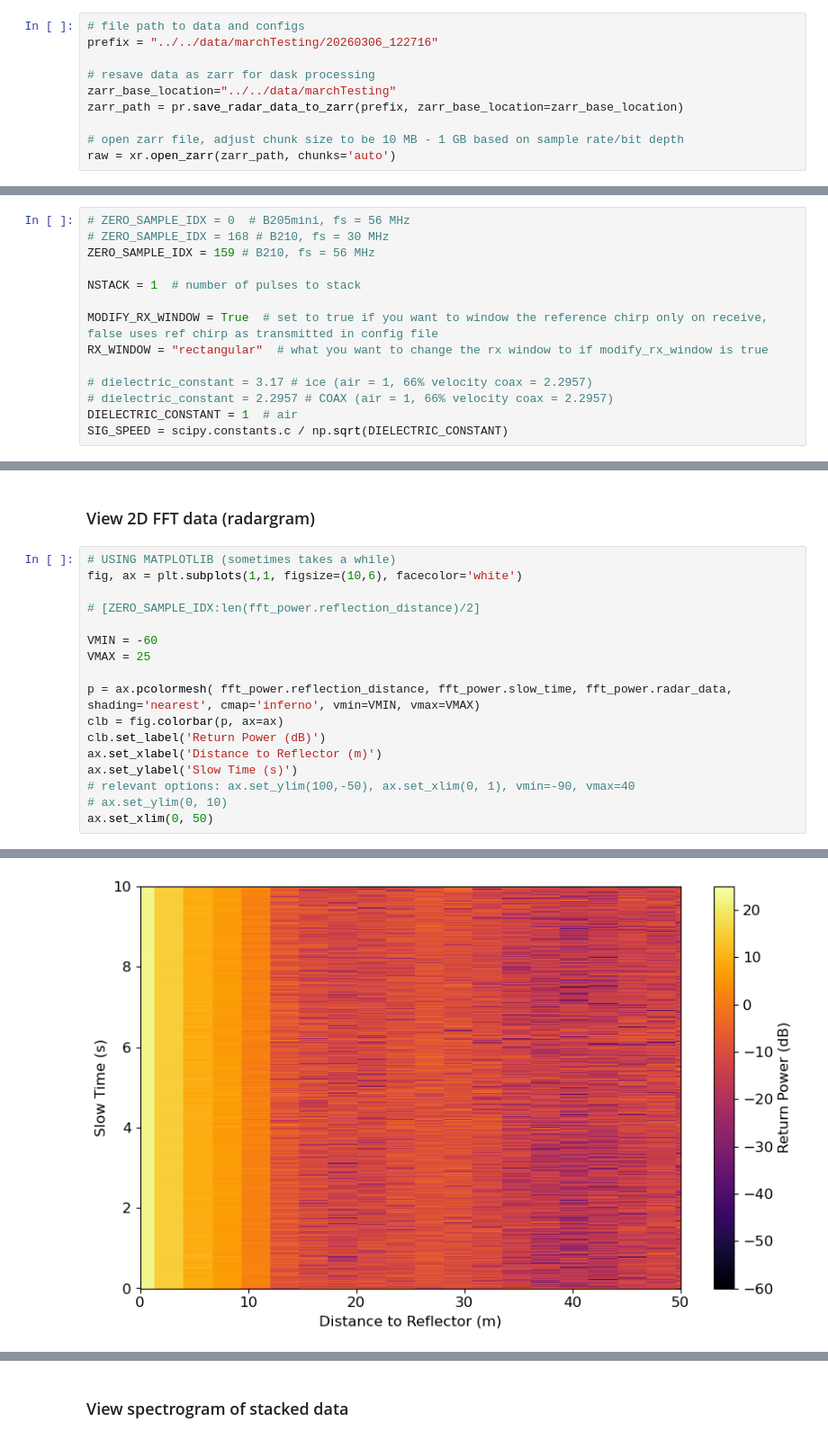
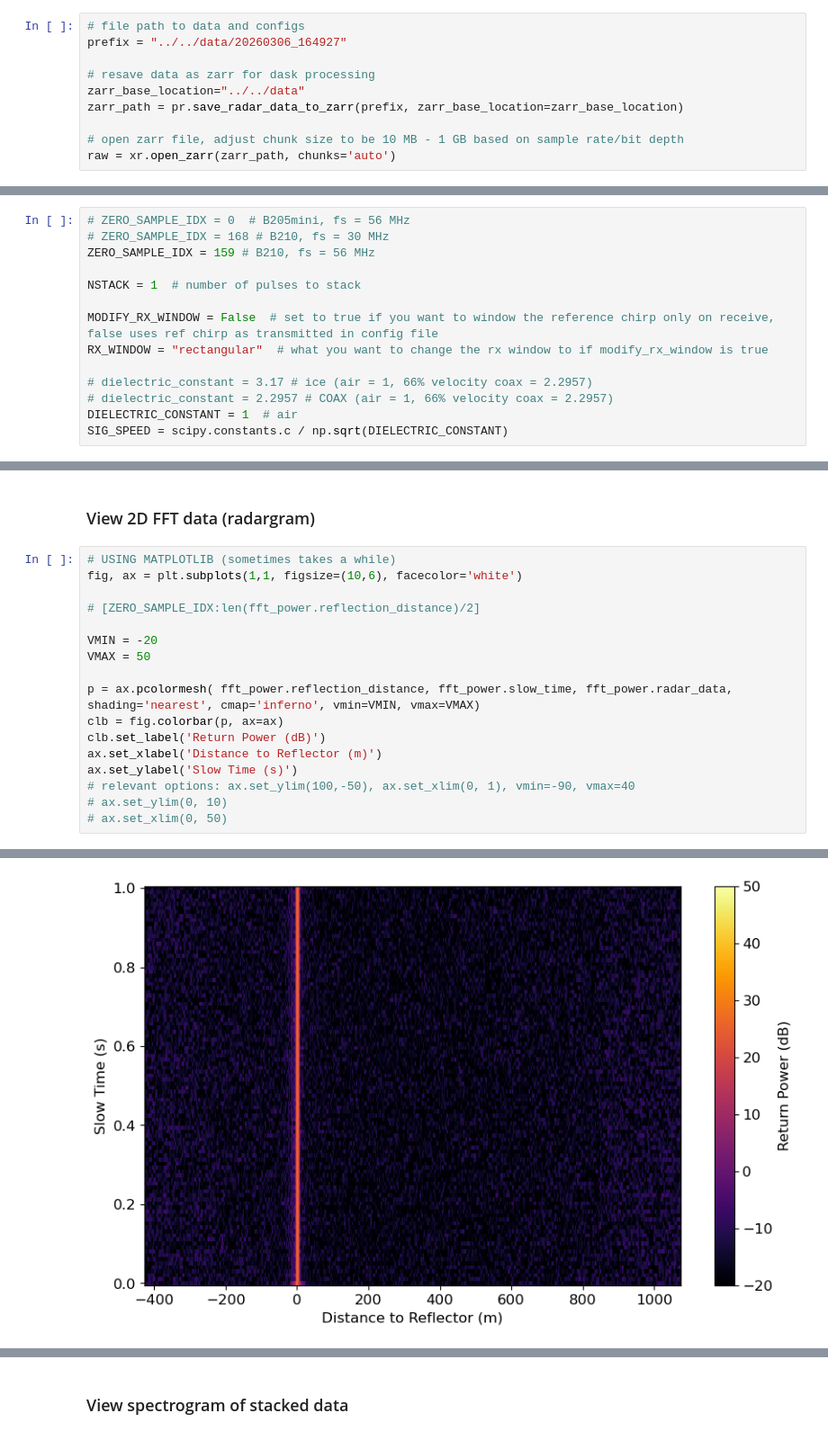
Before and after one commit to Elitearcanist/uhd_snowdar, a Jupyter notebook: postprocessing/notebooks/Field Processing.ipynb, the cells around one changed output, grey strips where cells are left out. Shown at 90% size. Drawn from its saved outputs; the diff is of its cells as text.

Commit message:
small changes for testing

```diff
--- a/postprocessing/notebooks/Field Processing.ipynb
+++ b/postprocessing/notebooks/Field Processing.ipynb
@@ -45,10 +39,10 @@ plt.rcParams.update({'font.size': 12})
 ### Open and resave file
 # %%
 # file path to data and configs
-prefix = "../../data/marchTesting/20260306_122716"
+prefix = "../../data/20260306_164927"
 
 # resave data as zarr for dask processing
-zarr_base_location="../../data/marchTesting"
+zarr_base_location="../../data"
 zarr_path = pr.save_radar_data_to_zarr(prefix, zarr_base_location=zarr_base_location)
 
 # open zarr file, adjust chunk size to be 10 MB - 1 GB based on sample rate/bit depth
@@ -62,7 +56,7 @@ ZERO_SAMPLE_IDX = 159 # B210, fs = 56 MHz
 
 NSTACK = 1  # number of pulses to stack
 
-MODIFY_RX_WINDOW = True  # set to true if you want to window the reference chirp only on receive, false uses ref chirp as transmitted in config file
+MODIFY_RX_WINDOW = False  # set to true if you want to window the reference chirp only on receive, false uses ref chirp as transmitted in config file
 RX_WINDOW = "rectangular"  # what you want to change the rx window to if modify_rx_window is true
 
 # dielectric_constant = 3.17 # ice (air = 1, 66% velocity coax = 2.2957)
@@ -158,8 +152,8 @@ fig, ax = plt.subplots(1,1, figsize=(10,6), facecolor='white')
 
 # [ZERO_SAMPLE_IDX:len(fft_power.reflection_distance)/2]
 
-VMIN = -60
-VMAX = 25
+VMIN = -20
+VMAX = 50
 
 p = ax.pcolormesh( fft_power.reflection_distance, fft_power.slow_time, fft_power.radar_data, shading='nearest', cmap='inferno', vmin=VMIN, vmax=VMAX)
 clb = fig.colorbar(p, ax=ax)
@@ -168,5 +162,5 @@ ax.set_xlabel('Distance to Reflector (m)')
 ax.set_ylabel('Slow Time (s)')
 # relevant options: ax.set_ylim(100,-50), ax.set_xlim(0, 1), vmin=-90, vmax=40
 # ax.set_ylim(0, 10)
-ax.set_xlim(0, 50)
+# ax.set_xlim(0, 50)
 # %% [output]
@@ -174,4 +168,4 @@ ax.set_xlim(0, 50)
-[figure, old version]
+[figure, new version]
 # %%
 # Make the FFT look nicer
 
```
Also changed, not shown: parts of 9 cells of this notebook, 1 other file.
